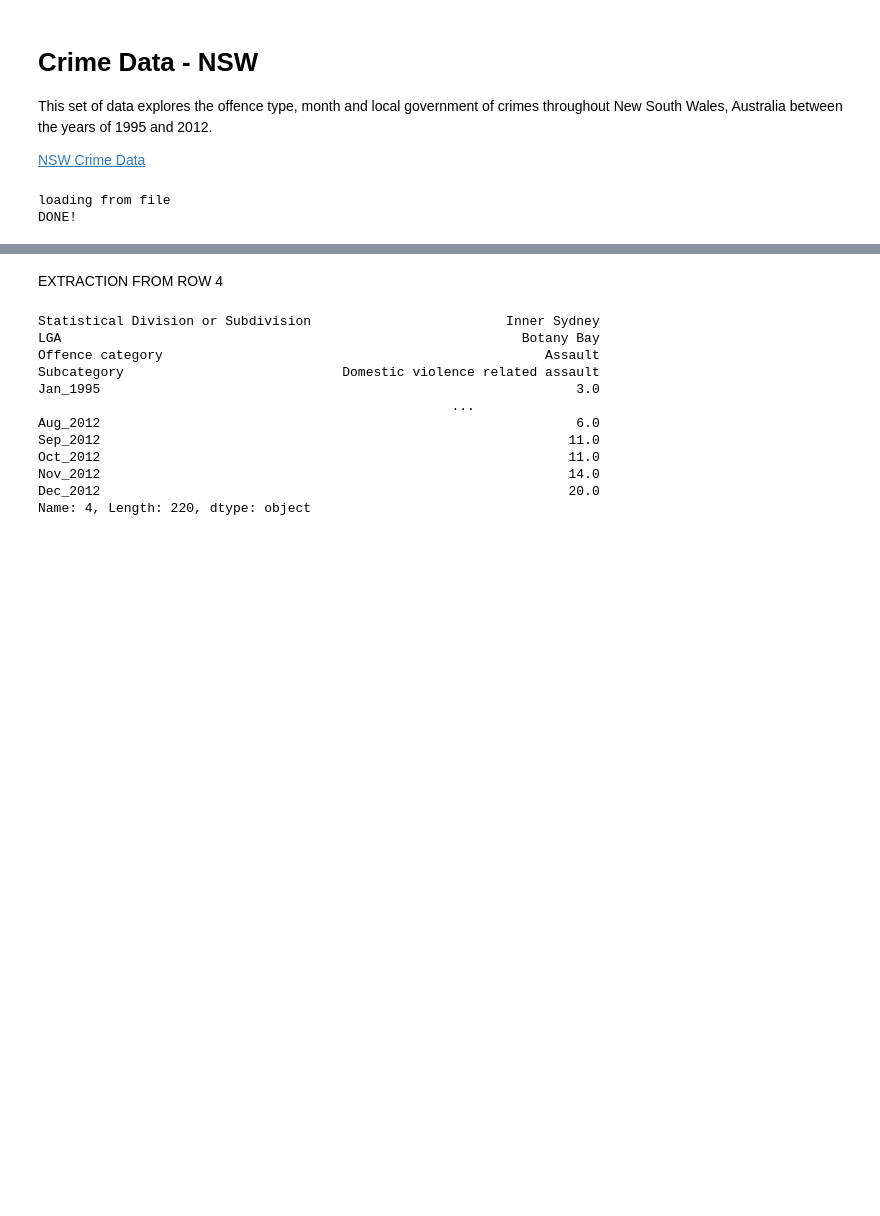
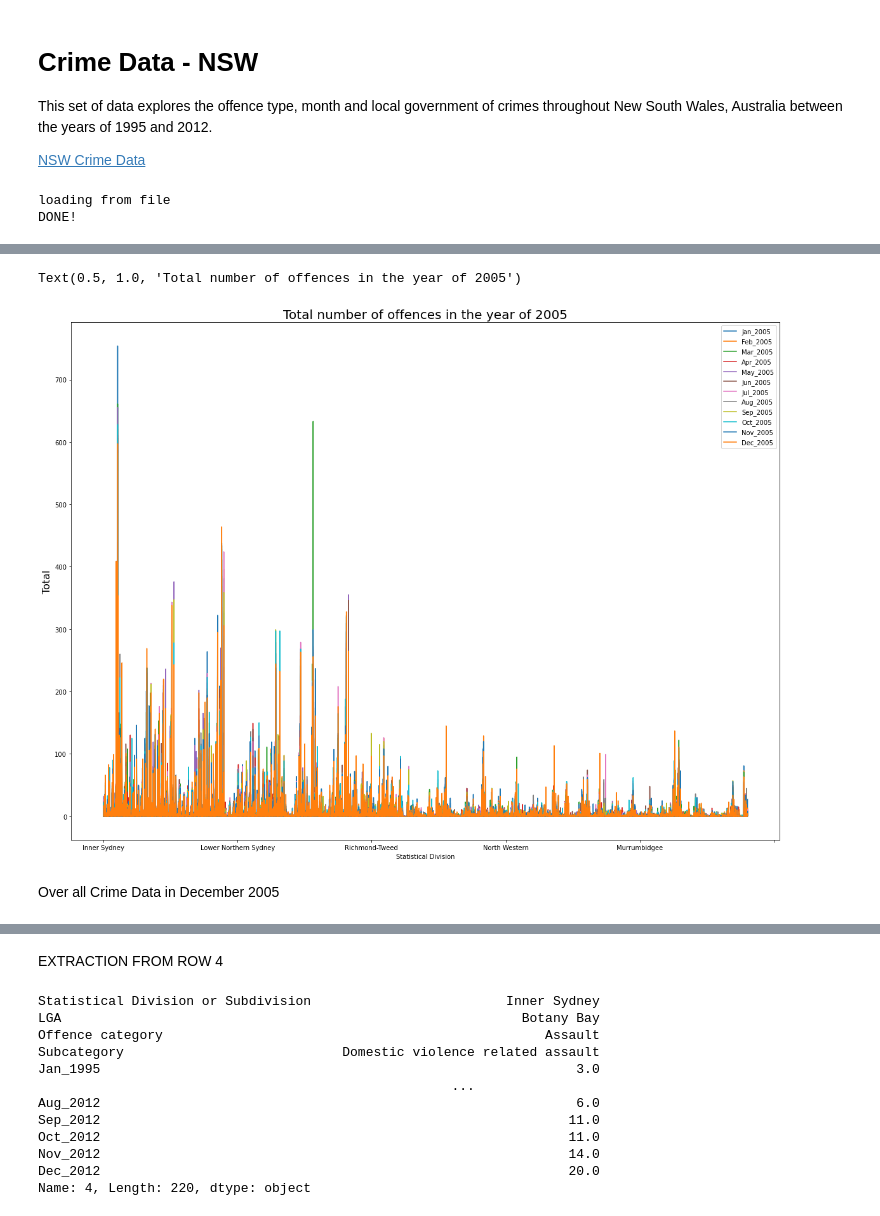
Before and after one commit to joshmic/Data_Project, a Jupyter notebook: Crime Data - NSW.ipynb, the cells around one changed output, grey strips where cells are left out. Saved outputs shown, nothing was run; the diff lists cells and outputs as text; code cells hidden in the pictures; blank space fills up the shorter version.

```diff
--- a/Crime Data - NSW.ipynb
+++ b/Crime Data - NSW.ipynb
@@ -195,0 +145,3 @@ array([[<AxesSubplot:title={'center':'Dec_2005'}>]], dtype=object)
+# %%
+crime_data_2005 = crime_data[['Statistical Division','Jan_2005','Feb_2005','Mar_2005','Apr_2005','May_2005','Jun_2005','Jul_2005','Aug_2005','Sep_2005','Oct_2005','Nov_2005','Dec_2005']]
+crime_data_2005.head(9610)
@@ -195,0 +162,9 @@ array([[<AxesSubplot:title={'center':'Dec_2005'}>]], dtype=object)
+# %%
+crime_data_2005.set_index('Statistical Division').plot(fontsize = 10)
+plt.ylabel('Total', fontsize = 16)
+plt.title("Total number of offences in the year of 2005", fontsize=20)
+# %% [output]
+Text(0.5, 1.0, 'Total number of offences in the year of 2005')
+[figure, added]
+# %% [markdown]
+Over all Crime Data in December 2005
```
Also changed, not shown: parts of 50 cells of this notebook, 1 other file.
